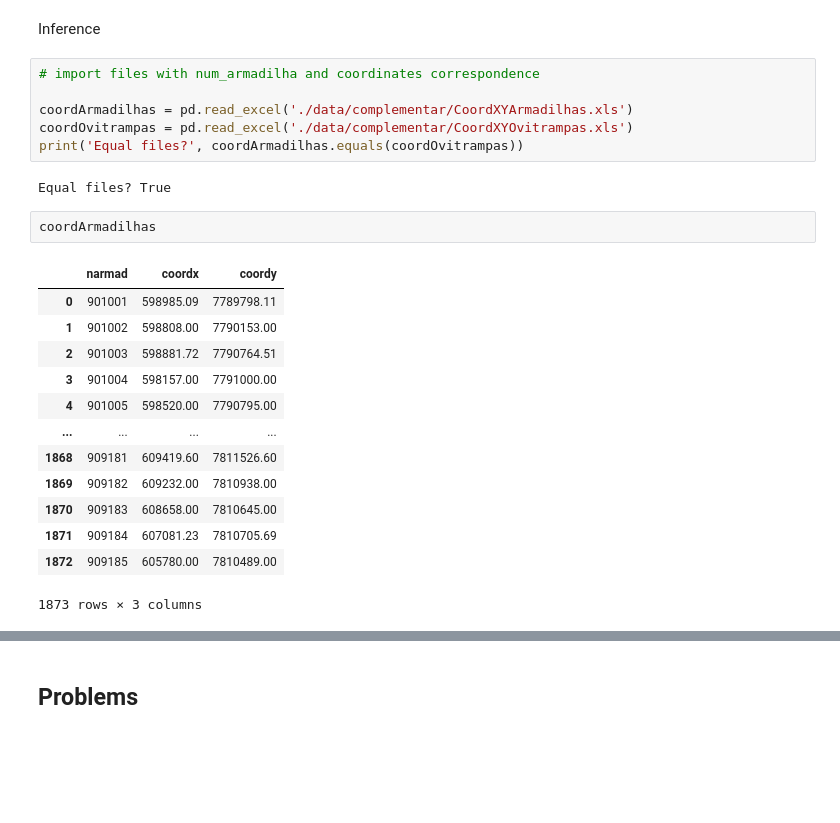
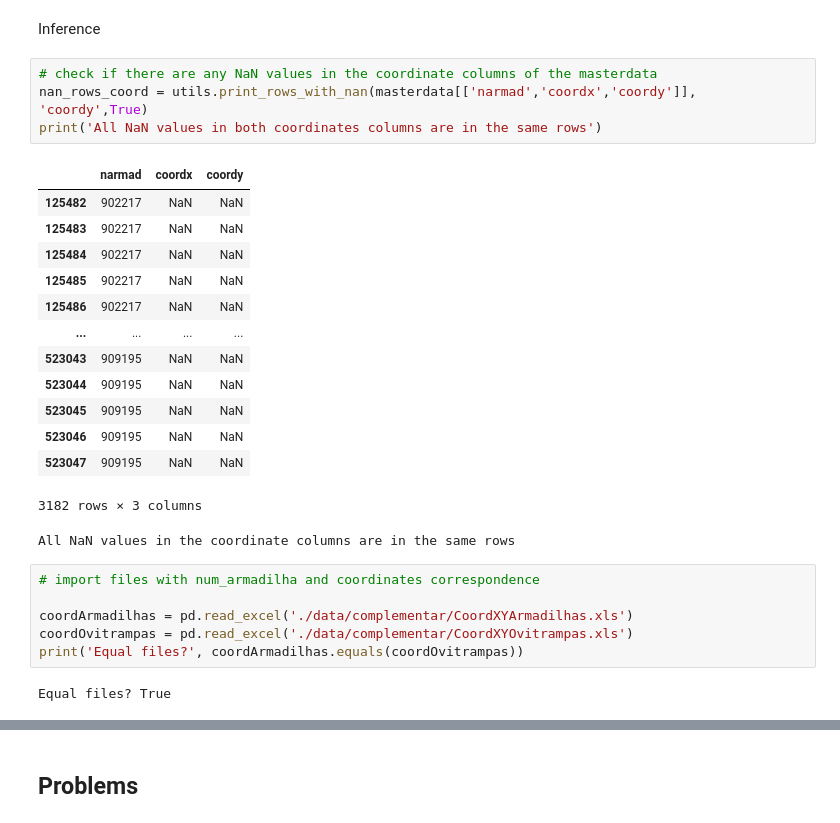
Before and after one commit to pedrobahia7/tcc_ovitraps, a Jupyter notebook: treated_df_initial_exploration.ipynb, the cells around one changed output, grey strips where cells are left out. Cells and saved outputs as stored; diff of their text form; blank space fills up the shorter version.

```diff
--- a/treated_df_initial_exploration.ipynb
+++ b/treated_df_initial_exploration.ipynb
@@ -233,6 +235,25 @@ List of variables
 ['COMPLEMENTO', 'NUM_BAIRRO']
 # %% [markdown]
 Inference
+# %%
+# check if there are any NaN values in the coordinate columns of the masterdata
+nan_rows_coord = utils.print_rows_with_nan(masterdata[['narmad','coordx','coordy']], 'coordy',True)
+print('All NaN values in both coordinates columns are in the same rows')
+# %% [output]
+|  | narmad | coordx | coordy |
+| 125482 | 902217 | NaN | NaN |
+| 125483 | 902217 | NaN | NaN |
+| 125484 | 902217 | NaN | NaN |
+| 125485 | 902217 | NaN | NaN |
+| 125486 | 902217 | NaN | NaN |
+| ... | ... | ... | ... |
+| 523043 | 909195 | NaN | NaN |
+| 523044 | 909195 | NaN | NaN |
+| 523045 | 909195 | NaN | NaN |
+| 523046 | 909195 | NaN | NaN |
+| 523047 | 909195 | NaN | NaN |
+3182 rows × 3 columns
+All NaN values in the coordinate columns are in the same rows
 # %%
 # import files with num_armadilha and coordinates correspondence
 
@@ -241,19 +262,3 @@ coordOvitrampas = pd.read_excel('./data/complementar/CoordXYOvitrampas.xls')
 print('Equal files?', coordArmadilhas.equals(coordOvitrampas))
 # %% [output]
 Equal files? True
-# %%
-coordArmadilhas
-# %% [output]
-|  | narmad | coordx | coordy |
-| 0 | 901001 | 598985.09 | 7789798.11 |
-| 1 | 901002 | 598808.00 | 7790153.00 |
-| 2 | 901003 | 598881.72 | 7790764.51 |
-| 3 | 901004 | 598157.00 | 7791000.00 |
-| 4 | 901005 | 598520.00 | 7790795.00 |
-| ... | ... | ... | ... |
-| 1868 | 909181 | 609419.60 | 7811526.60 |
-| 1869 | 909182 | 609232.00 | 7810938.00 |
-| 1870 | 909183 | 608658.00 | 7810645.00 |
-| 1871 | 909184 | 607081.23 | 7810705.69 |
-| 1872 | 909185 | 605780.00 | 7810489.00 |
-1873 rows × 3 columns
```
Also changed, not shown: parts of 9 cells of this notebook.
